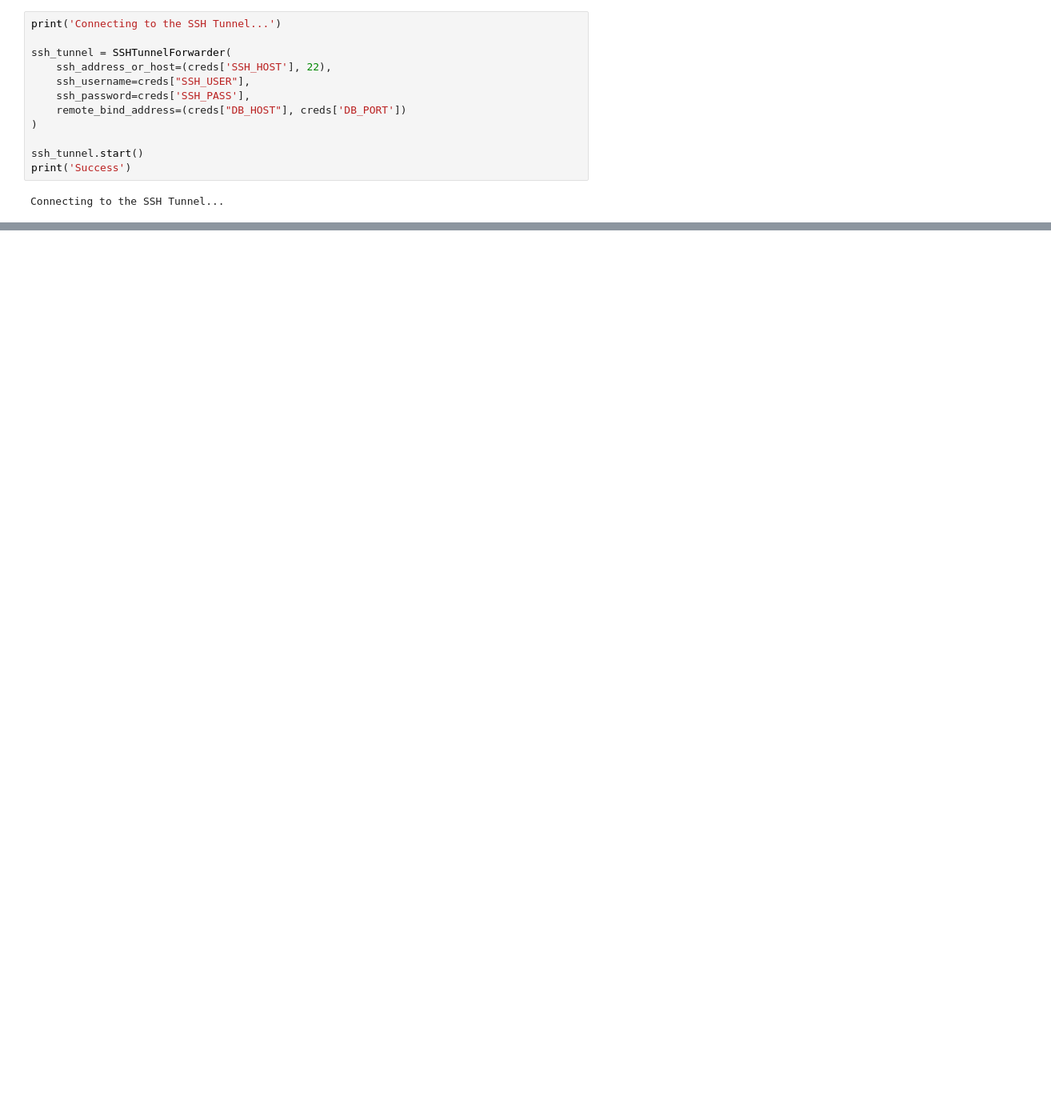
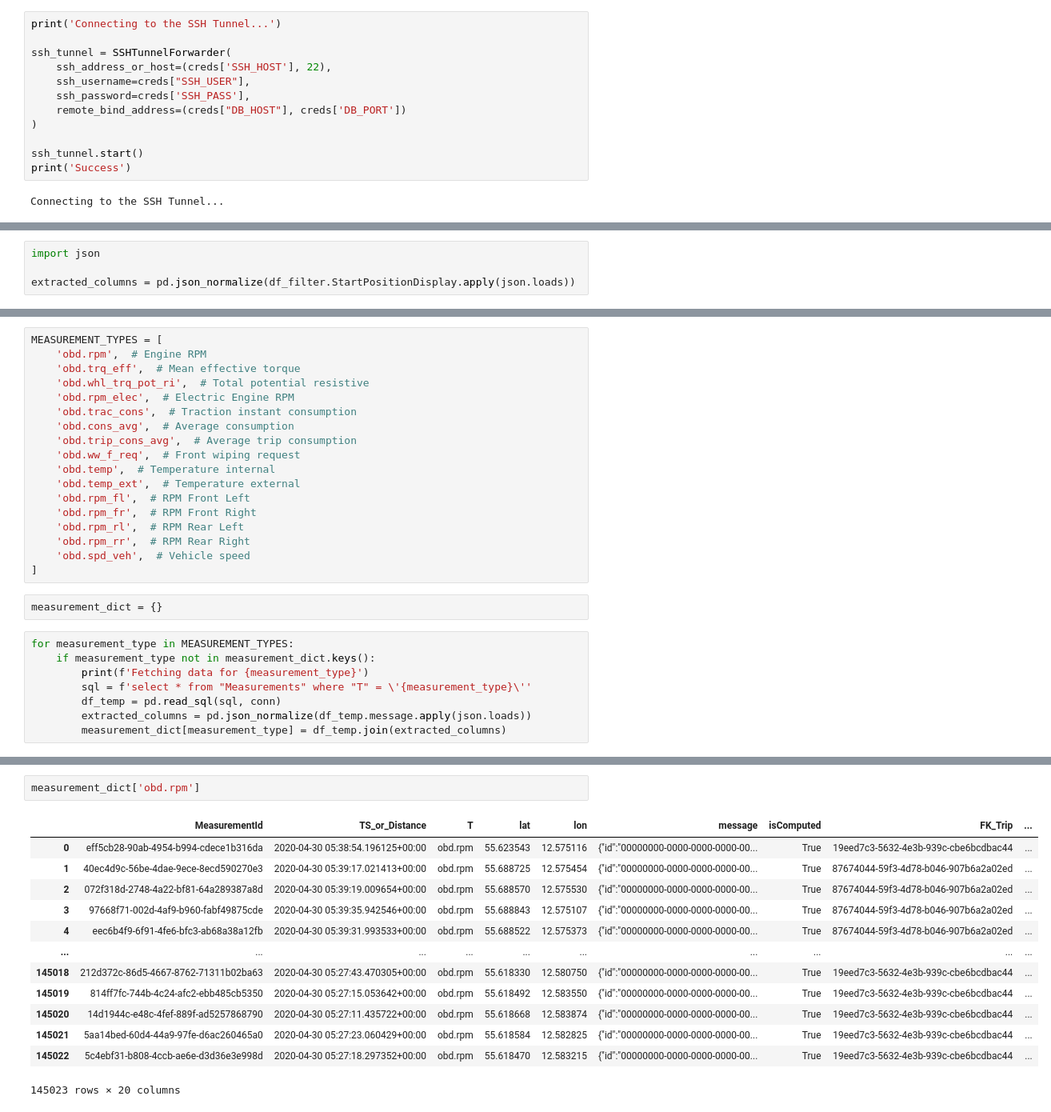
Before and after one commit to simonmoesorensen/energy-consumption-project, a Jupyter notebook: main.ipynb, the cells around one changed output, grey strips where cells are left out. Shown at 80% size. Saved outputs shown, nothing was run; the diff lists cells and outputs as text; blank space fills up the shorter version.

```diff
--- a/main.ipynb
+++ b/main.ipynb
@@ -66,0 +87,4 @@ engine.
+# %%
+import json
+
+extracted_columns = pd.json_normalize(df_filter.StartPositionDisplay.apply(json.loads))
@@ -66,0 +109,28 @@ engine.
+# %%
+MEASUREMENT_TYPES = [
+    'obd.rpm',  # Engine RPM
+    'obd.trq_eff',  # Mean effective torque
+    'obd.whl_trq_pot_ri',  # Total potential resistive
+    'obd.rpm_elec',  # Electric Engine RPM
+    'obd.trac_cons',  # Traction instant consumption
+    'obd.cons_avg',  # Average consumption
+    'obd.trip_cons_avg',  # Average trip consumption
+    'obd.ww_f_req',  # Front wiping request
+    'obd.temp',  # Temperature internal
+    'obd.temp_ext',  # Temperature external
+    'obd.rpm_fl',  # RPM Front Left
+    'obd.rpm_fr',  # RPM Front Right
+    'obd.rpm_rl',  # RPM Rear Left
+    'obd.rpm_rr',  # RPM Rear Right
+    'obd.spd_veh',  # Vehicle speed
+]
+# %%
+measurement_dict = {}
+# %%
+for measurement_type in MEASUREMENT_TYPES:
+    if measurement_type not in measurement_dict.keys():
+        print(f'Fetching data for {measurement_type}')
+        sql = f'select * from "Measurements" where "T" = \'{measurement_type}\''
+        df_temp = pd.read_sql(sql, conn)
+        extracted_columns = pd.json_normalize(df_temp.message.apply(json.loads))
+        measurement_dict[measurement_type] = df_temp.join(extracted_columns)
@@ -66,0 +155,16 @@ engine.
+# %%
+measurement_dict['obd.rpm']
+# %% [output]
+|  | MeasurementId | TS_or_Distance | T | lat | lon | message | isComputed | FK_Trip | ... |
+| 0 | eff5cb28-90ab-4954-b994-cdece1b316da | 2020-04-30 05:38:54.196125+00:00 | obd.rpm | 55.623543 | 12.575116 | {"id":"00000000-0000-0000-0000-00... | True | 19eed7c3-5632-4e3b-939c-cbe6bcdbac44 | ... |
+| 1 | 40ec4d9c-56be-4dae-9ece-8ecd590270e3 | 2020-04-30 05:39:17.021413+00:00 | obd.rpm | 55.688725 | 12.575454 | {"id":"00000000-0000-0000-0000-00... | True | 87674044-59f3-4d78-b046-907b6a2a02ed | ... |
+| 2 | 072f318d-2748-4a22-bf81-64a289387a8d | 2020-04-30 05:39:19.009654+00:00 | obd.rpm | 55.688570 | 12.575530 | {"id":"00000000-0000-0000-0000-00... | True | 87674044-59f3-4d78-b046-907b6a2a02ed | ... |
+| 3 | 97668f71-002d-4af9-b960-fabf49875cde | 2020-04-30 05:39:35.942546+00:00 | obd.rpm | 55.688843 | 12.575107 | {"id":"00000000-0000-0000-0000-00... | True | 87674044-59f3-4d78-b046-907b6a2a02ed | ... |
+| 4 | eec6b4f9-6f91-4fe6-bfc3-ab68a38a12fb | 2020-04-30 05:39:31.993533+00:00 | obd.rpm | 55.688522 | 12.575373 | {"id":"00000000-0000-0000-0000-00... | True | 87674044-59f3-4d78-b046-907b6a2a02ed | ... |
+| ... | ... | ... | ... | ... | ... | ... | ... | ... | ... |
+| 145018 | 212d372c-86d5-4667-8762-71311b02ba63 | 2020-04-30 05:27:43.470305+00:00 | obd.rpm | 55.618330 | 12.580750 | {"id":"00000000-0000-0000-0000-00... | True | 19eed7c3-5632-4e3b-939c-cbe6bcdbac44 | ... |
+| 145019 | 814ff7fc-744b-4c24-afc2-ebb485cb5350 | 2020-04-30 05:27:15.053642+00:00 | obd.rpm | 55.618492 | 12.583550 | {"id":"00000000-0000-0000-0000-00... | True | 19eed7c3-5632-4e3b-939c-cbe6bcdbac44 | ... |
+| 145020 | 14d1944c-e48c-4fef-889f-ad5257868790 | 2020-04-30 05:27:11.435722+00:00 | obd.rpm | 55.618668 | 12.583874 | {"id":"00000000-0000-0000-0000-00... | True | 19eed7c3-5632-4e3b-939c-cbe6bcdbac44 | ... |
+| 145021 | 5aa14bed-60d4-44a9-97fe-d6ac260465a0 | 2020-04-30 05:27:23.060429+00:00 | obd.rpm | 55.618584 | 12.582825 | {"id":"00000000-0000-0000-0000-00... | True | 19eed7c3-5632-4e3b-939c-cbe6bcdbac44 | ... |
+| 145022 | 5c4ebf31-b808-4ccb-ae6e-d3d36e3e998d | 2020-04-30 05:27:18.297352+00:00 | obd.rpm | 55.618470 | 12.583215 | {"id":"00000000-0000-0000-0000-00... | True | 19eed7c3-5632-4e3b-939c-cbe6bcdbac44 | ... |
+145023 rows × 20 columns
```
Also changed, not shown: parts of 24 cells of this notebook, 1 other file.
